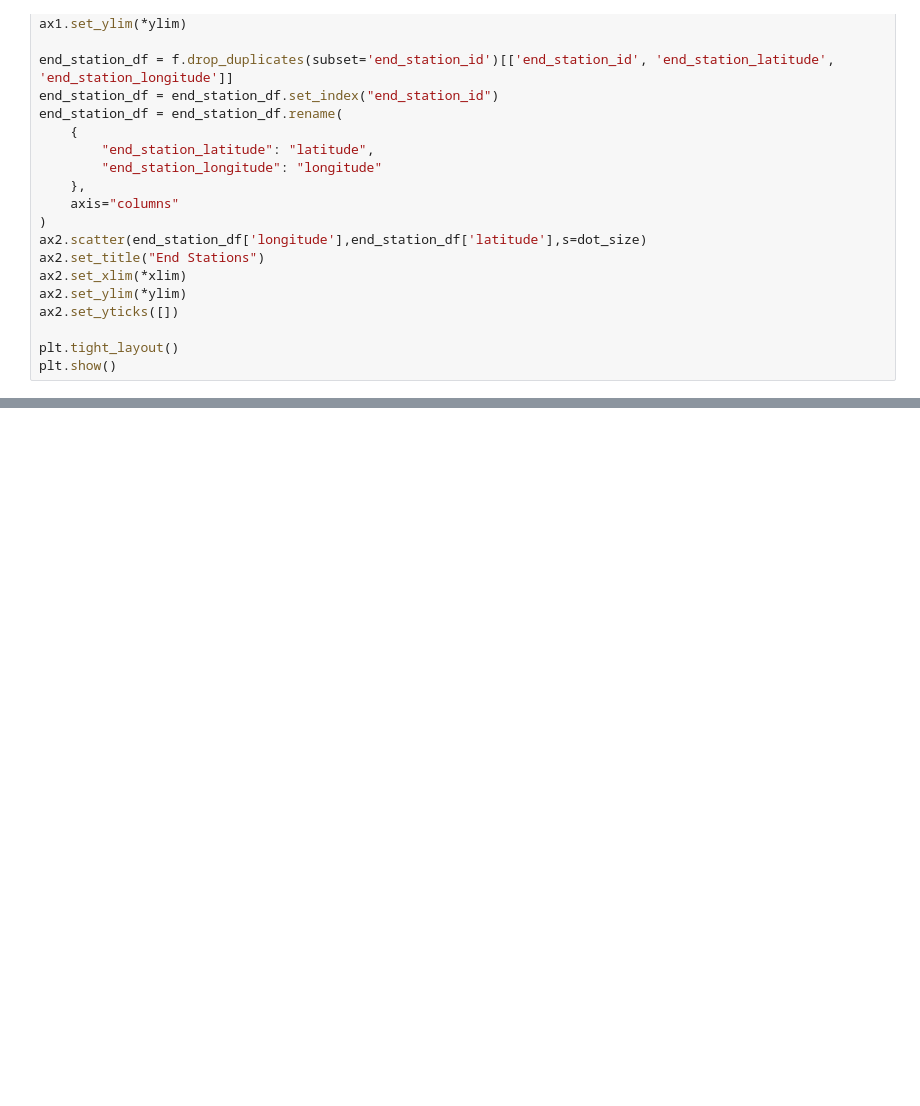
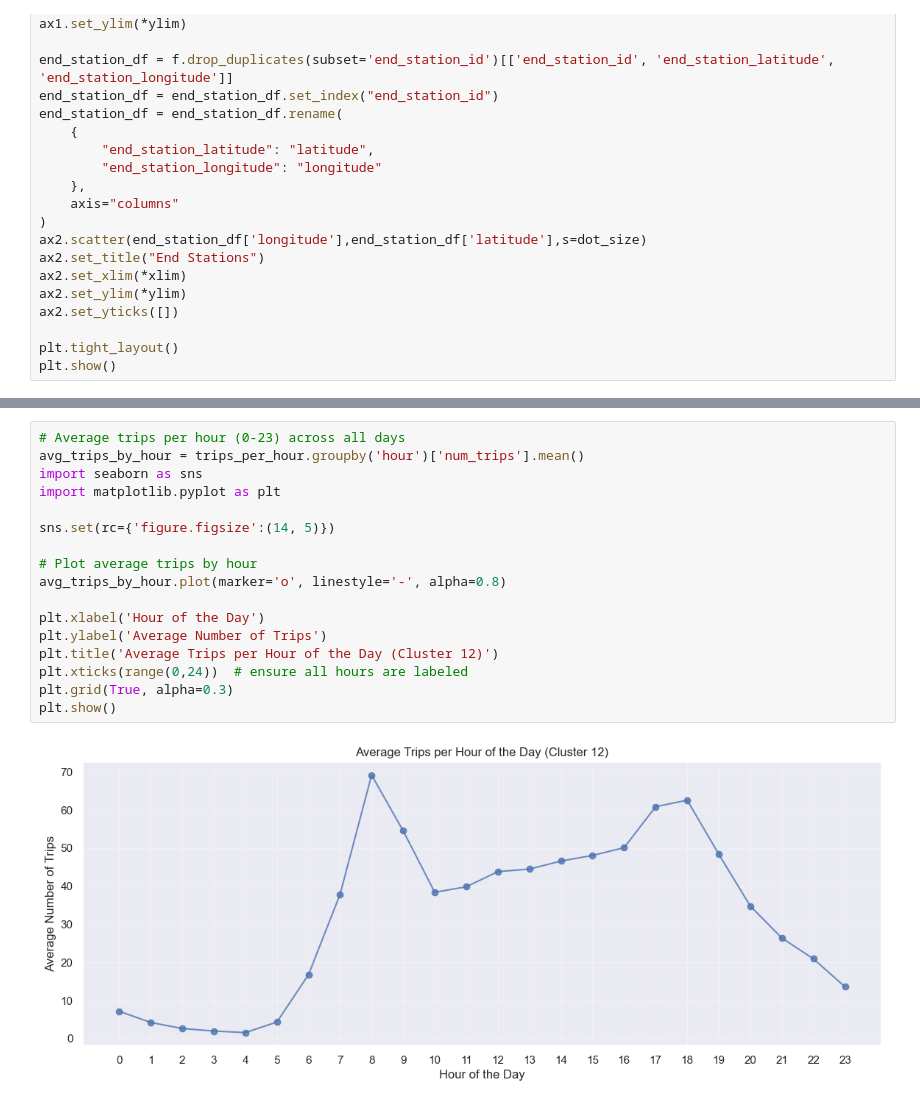
Before and after one commit to katrinemariepedersen/Business_analytics_project, a Jupyter notebook: proper_clustering_and_models.ipynb, the cells around one changed output, grey strips where cells are left out. Saved outputs shown, nothing was run; the diff lists cells and outputs as text; blank space fills up the shorter version.

```diff
--- a/proper_clustering_and_models.ipynb
+++ b/proper_clustering_and_models.ipynb
@@ -256,0 +355,19 @@ plt.show()
+# %%
+# Average trips per hour (0-23) across all days
+avg_trips_by_hour = trips_per_hour.groupby('hour')['num_trips'].mean()
+import seaborn as sns
+import matplotlib.pyplot as plt
+
+sns.set(rc={'figure.figsize':(14, 5)})
+
+# Plot average trips by hour
+avg_trips_by_hour.plot(marker='o', linestyle='-', alpha=0.8)
+
+plt.xlabel('Hour of the Day')
+plt.ylabel('Average Number of Trips')
+plt.title('Average Trips per Hour of the Day (Cluster 12)')
+plt.xticks(range(0,24))  # ensure all hours are labeled
+plt.grid(True, alpha=0.3)
+plt.show()
+# %% [output]
+[figure, added]
```
Also changed, not shown: parts of 63 cells of this notebook.
